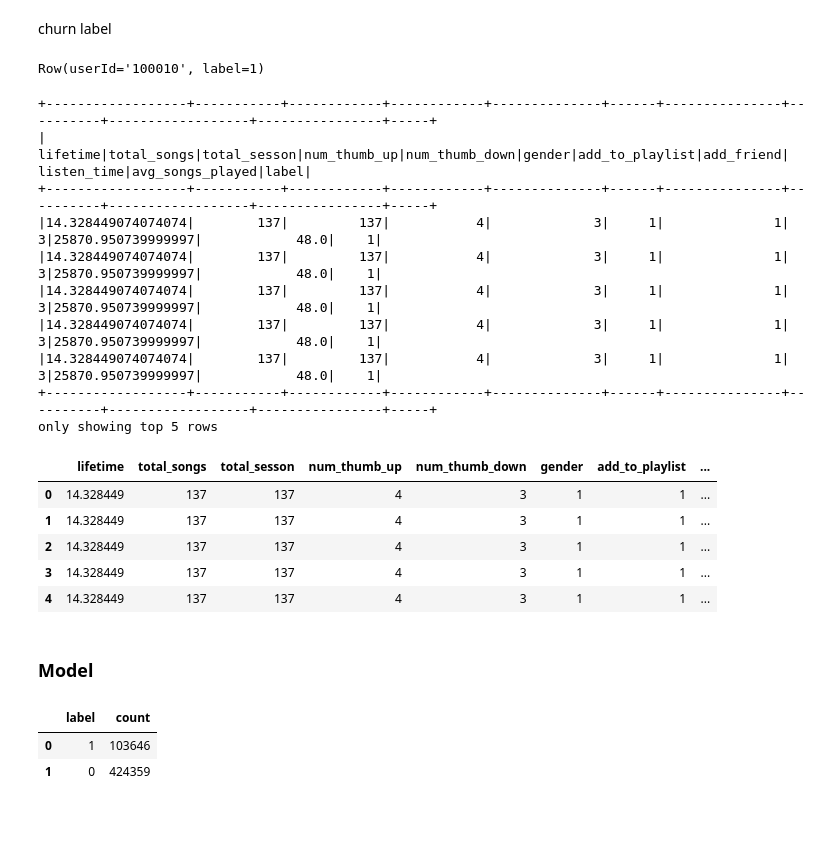
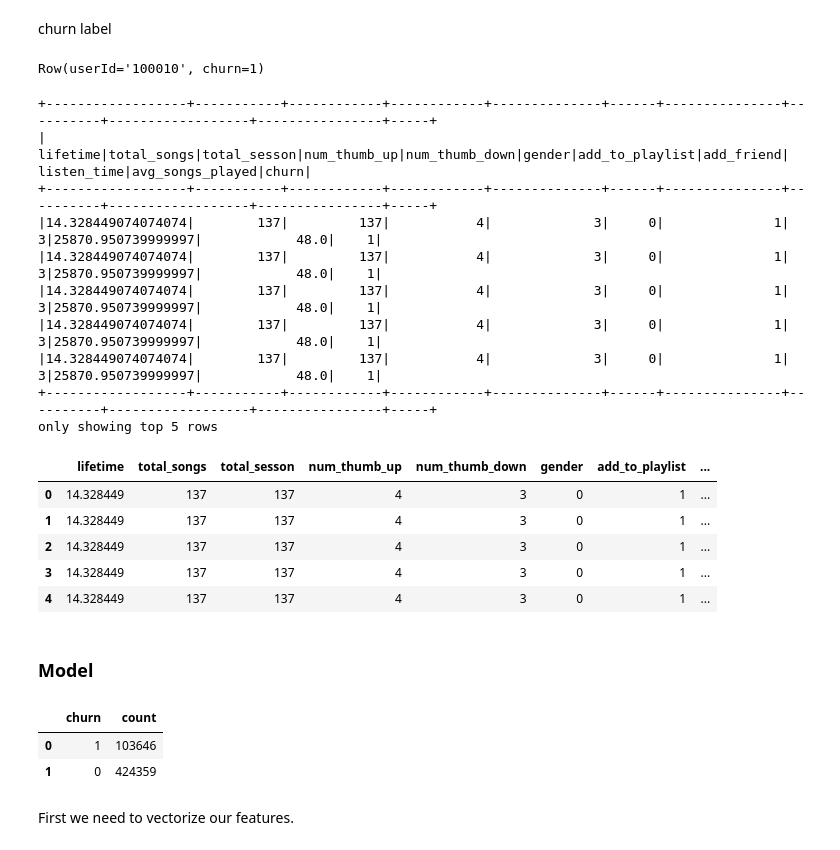
Before and after one commit to cyuancheng/Sparkify, a Jupyter notebook: Sparkify_test.ipynb, the cells around one changed output. Saved outputs shown, nothing was run; the diff lists cells and outputs as text; code cells hidden in the pictures; blank space fills up the shorter version.

```diff
--- a/Sparkify_test.ipynb
+++ b/Sparkify_test.ipynb
@@ -556,7 +557,8 @@ gender
 # %%
 f6 = df_clean\
     .select(['userId', 'gender'])\
-    .replace(['F', 'M'], ['1', '0'], 'gender')#\
+    .replace(['F', 'M'], ['0', '1'], 'gender')\
+    .select('userId', col('gender').cast('int'))
 
-f6.head(5)
+f6.head(3)
 # %% [output]
@@ -629,11 +629,11 @@ churn label
 # %%
 # Churn label
 label = df_clean \
-    .select('userId', col('churn').alias('label')) \
+    .select('userId', col('churn').alias('churn')) \
     .dropDuplicates()
 label.head()
 # %% [output]
-Row(userId='100010', label=1)
+Row(userId='100010', churn=1)
 # %%
 # Construct
 data = f1.join(f2,'userID','outer') \
@@ -652,13 +652,13 @@ data = f1.join(f2,'userID','outer') \
 data.show(5)
 # %% [output]
 +------------------+-----------+------------+------------+--------------+------+---------------+----------+------------------+----------------+-----+
-|          lifetime|total_songs|total_sesson|num_thumb_up|num_thumb_down|gender|add_to_playlist|add_friend|       listen_time|avg_songs_played|label|
+|          lifetime|total_songs|total_sesson|num_thumb_up|num_thumb_down|gender|add_to_playlist|add_friend|       listen_time|avg_songs_played|churn|
 +------------------+-----------+------------+------------+--------------+------+---------------+----------+------------------+----------------+-----+
-|14.328449074074074|        137|         137|           4|             3|     1|              1|         3|25870.950739999997|            48.0|    1|
-|14.328449074074074|        137|         137|           4|             3|     1|              1|         3|25870.950739999997|            48.0|    1|
-|14.328449074074074|        137|         137|           4|             3|     1|              1|         3|25870.950739999997|            48.0|    1|
-|14.328449074074074|        137|         137|           4|             3|     1|              1|         3|25870.950739999997|            48.0|    1|
-|14.328449074074074|        137|         137|           4|             3|     1|              1|         3|25870.950739999997|            48.0|    1|
+|14.328449074074074|        137|         137|           4|             3|     0|              1|         3|25870.950739999997|            48.0|    1|
+|14.328449074074074|        137|         137|           4|             3|     0|              1|         3|25870.950739999997|            48.0|    1|
+|14.328449074074074|        137|         137|           4|             3|     0|              1|         3|25870.950739999997|            48.0|    1|
+|14.328449074074074|        137|         137|           4|             3|     0|              1|         3|25870.950739999997|            48.0|    1|
+|14.328449074074074|        137|         137|           4|             3|     0|              1|         3|25870.950739999997|            48.0|    1|
 +------------------+-----------+------------+------------+--------------+------+---------------+----------+------------------+----------------+-----+
 only showing top 5 rows
 # %%
@@ -667,18 +667,18 @@ data_pd = data.toPandas()
 data_pd.head()
 # %% [output]
 |  | lifetime | total_songs | total_sesson | num_thumb_up | num_thumb_down | gender | add_to_playlist | ... |
-| 0 | 14.328449 | 137 | 137 | 4 | 3 | 1 | 1 | ... |
-| 1 | 14.328449 | 137 | 137 | 4 | 3 | 1 | 1 | ... |
-| 2 | 14.328449 | 137 | 137 | 4 | 3 | 1 | 1 | ... |
-| 3 | 14.328449 | 137 | 137 | 4 | 3 | 1 | 1 | ... |
-| 4 | 14.328449 | 137 | 137 | 4 | 3 | 1 | 1 | ... |
+| 0 | 14.328449 | 137 | 137 | 4 | 3 | 0 | 1 | ... |
+| 1 | 14.328449 | 137 | 137 | 4 | 3 | 0 | 1 | ... |
+| 2 | 14.328449 | 137 | 137 | 4 | 3 | 0 | 1 | ... |
+| 3 | 14.328449 | 137 | 137 | 4 | 3 | 0 | 1 | ... |
+| 4 | 14.328449 | 137 | 137 | 4 | 3 | 0 | 1 | ... |
 # %% [markdown]
 ### Model
 # %%
 look at the label first,
 # %%
-data.groupby('label').count().toPandas().head()
+data.groupby('churn').count().toPandas().head()
 # %% [output]
-|  | label | count |
+|  | churn | count |
 | 0 | 1 | 103646 |
 | 1 | 0 | 424359 |
@@ -686,0 +685,2 @@ first we randamly downsampleing the label 0
+# %% [markdown]
+First we need to vectorize our features.
```
Also changed, not shown: parts of 28 cells of this notebook.
